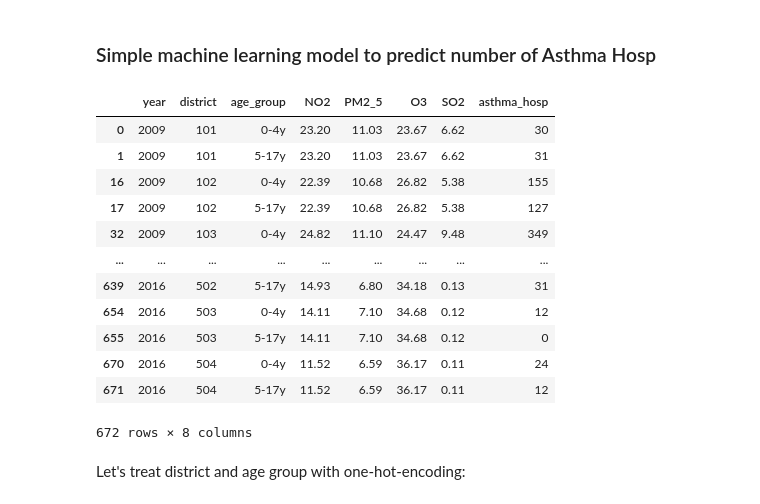
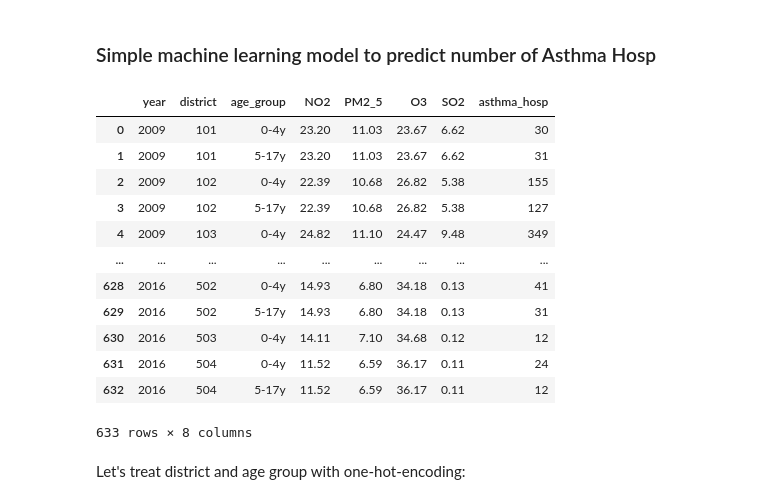
Before and after one commit to RasmusJuul/Social-Data, a Jupyter notebook: Olivers misc/data_import + machine learning model Lluis.ipynb, the cells around one changed output. Saved outputs shown, nothing was run; the diff lists cells and outputs as text; code cells hidden in the pictures.

```diff
--- a/Olivers misc/data_import + machine learning model Lluis.ipynb
+++ b/Olivers misc/data_import + machine learning model Lluis.ipynb
@@ -788,48 +788,51 @@ district_106[district_106.Name=='Air Toxics Concentrations- Average Benzene Conc
 # %%
 var=['Sulfur Dioxide (SO2)','Ozone (O3)','Nitrogen Dioxide (NO2)','Fine Particulate Matter (PM2.5)']
 age_groups=['0-4y','5-17y']
 districts=np.unique(df_hosp2_melted.Uhf)
 
 machine_df=[]
 for district_num in districts:
     district_data=df_air[df_air.GeoJoinID==district_num]
     district_data=district_data[district_data.GeoTypeName=='UHF42']
     district_data=district_data.reset_index()
     asthma_data=df_hosp2_melted[df_hosp2_melted.Uhf==district_num]
 
     for year in range(2009,2017):
         for age_group in age_groups:
             SO2=float(district_data[district_data.Name==var[0]][district_data[district_data.Name==var[0]].
                                               TimePeriod=='Winter '+str(year-1)+'-'+str(year)[-2:]].Value)
             O3=float(district_data[district_data.Name==var[1]][district_data[district_data.Name==var[1]].
                                               TimePeriod=='Summer '+str(year)].Value)
             NO2=float(district_data[district_data.Name==var[2]][district_data[district_data.Name==var[2]].
                                               TimePeriod=='Annual Average '+str(year)].Value)
             PM2_5=float(district_data[district_data.Name==var[3]][district_data[district_data.Name==var[3]].
                                               TimePeriod=='Annual Average '+str(year)].Value)
             asthma_value=int(asthma_data[asthma_data.Year==year][asthma_data[asthma_data.Year==year].
                                                              AgeGroup==age_group].n)
             row_el=[year,district_num,age_group,NO2,PM2_5,O3,SO2,asthma_value]
             machine_df.append(row_el)
 
 machine_df=pd.DataFrame(machine_df,columns=['year','district','age_group','NO2','PM2_5','O3','SO2','asthma_hosp'])
 sorted_df=machine_df.sort_values(by=['year','district'])
+
+# delete those rows in which asthma hosp are equal to 0
+sorted_df=sorted_df[sorted_df.asthma_hosp!=0]
+sorted_df=sorted_df.reset_index().iloc[:,1:]
+sorted_df
+# %% [output]
+|  | year | district | age_group | NO2 | PM2_5 | O3 | SO2 | asthma_hosp |
+| 0 | 2009 | 101 | 0-4y | 23.20 | 11.03 | 23.67 | 6.62 | 30 |
+| 1 | 2009 | 101 | 5-17y | 23.20 | 11.03 | 23.67 | 6.62 | 31 |
+| 2 | 2009 | 102 | 0-4y | 22.39 | 10.68 | 26.82 | 5.38 | 155 |
+| 3 | 2009 | 102 | 5-17y | 22.39 | 10.68 | 26.82 | 5.38 | 127 |
+| 4 | 2009 | 103 | 0-4y | 24.82 | 11.10 | 24.47 | 9.48 | 349 |
+| ... | ... | ... | ... | ... | ... | ... | ... | ... |
+| 628 | 2016 | 502 | 0-4y | 14.93 | 6.80 | 34.18 | 0.13 | 41 |
+| 629 | 2016 | 502 | 5-17y | 14.93 | 6.80 | 34.18 | 0.13 | 31 |
+| 630 | 2016 | 503 | 0-4y | 14.11 | 7.10 | 34.68 | 0.12 | 12 |
+| 631 | 2016 | 504 | 0-4y | 11.52 | 6.59 | 36.17 | 0.11 | 24 |
+| 632 | 2016 | 504 | 5-17y | 11.52 | 6.59 | 36.17 | 0.11 | 12 |
+633 rows × 8 columns
-# %%
-sorted_df
-# %% [output]
-|  | year | district | age_group | NO2 | PM2_5 | O3 | SO2 | asthma_hosp |
-| 0 | 2009 | 101 | 0-4y | 23.20 | 11.03 | 23.67 | 6.62 | 30 |
-| 1 | 2009 | 101 | 5-17y | 23.20 | 11.03 | 23.67 | 6.62 | 31 |
-| 16 | 2009 | 102 | 0-4y | 22.39 | 10.68 | 26.82 | 5.38 | 155 |
-| 17 | 2009 | 102 | 5-17y | 22.39 | 10.68 | 26.82 | 5.38 | 127 |
-| 32 | 2009 | 103 | 0-4y | 24.82 | 11.10 | 24.47 | 9.48 | 349 |
-| ... | ... | ... | ... | ... | ... | ... | ... | ... |
-| 639 | 2016 | 502 | 5-17y | 14.93 | 6.80 | 34.18 | 0.13 | 31 |
-| 654 | 2016 | 503 | 0-4y | 14.11 | 7.10 | 34.68 | 0.12 | 12 |
-| 655 | 2016 | 503 | 5-17y | 14.11 | 7.10 | 34.68 | 0.12 | 0 |
-| 670 | 2016 | 504 | 0-4y | 11.52 | 6.59 | 36.17 | 0.11 | 24 |
-| 671 | 2016 | 504 | 5-17y | 11.52 | 6.59 | 36.17 | 0.11 | 12 |
-672 rows × 8 columns
 # %% [markdown]
 Let's treat district and age group with one-hot-encoding:
 # %%
```
Also changed, not shown: parts of 18 cells of this notebook.
